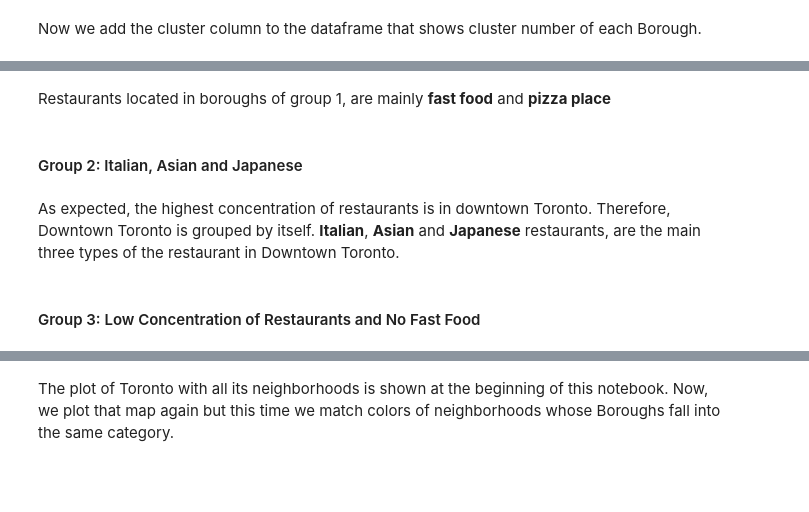
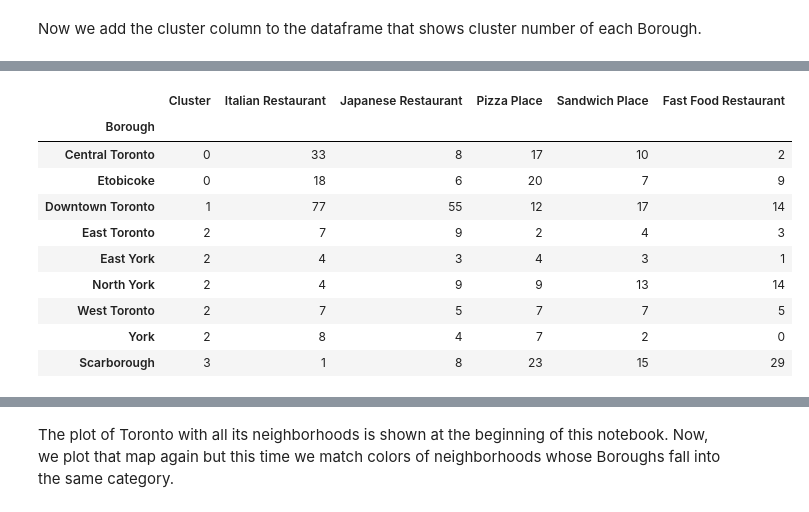
Before and after one commit to 1Mahraz/Coursera_Capstone, a Jupyter notebook: Exploring Toronto Neighborhood.ipynb, the cells around one changed output, grey strips where cells are left out. Cells and saved outputs as stored; diff of their text form; code cells hidden in the pictures; blank space fills up the shorter version.

```diff
--- a/Exploring Toronto Neighborhood.ipynb
+++ b/Exploring Toronto Neighborhood.ipynb
@@ -615,6 +790,14 @@ df_5food_bor
 # %%
-df_5food_bor[df_5food_bor["Cluster"] == 0]
+df_5food_bor.sort_values(['Cluster'])
+# %% [output]
+|  | Cluster | Italian Restaurant | Japanese Restaurant | Pizza Place | Sandwich Place | Fast Food Restaurant |
+| Borough |  |  |  |  |  |  |
+| Central Toronto | 0 | 33 | 8 | 17 | 10 | 2 |
+| Etobicoke | 0 | 18 | 6 | 20 | 7 | 9 |
+| Downtown Toronto | 1 | 77 | 55 | 12 | 17 | 14 |
+| East Toronto | 2 | 7 | 9 | 2 | 4 | 3 |
+| East York | 2 | 4 | 3 | 4 | 3 | 1 |
+| North York | 2 | 4 | 9 | 9 | 13 | 14 |
+| West Toronto | 2 | 7 | 5 | 7 | 7 | 5 |
+| York | 2 | 8 | 4 | 7 | 2 | 0 |
+| Scarborough | 3 | 1 | 8 | 23 | 15 | 29 |
-# %% [markdown]
-Restaurants located in boroughs of group 1, are mainly **fast food** and **pizza place**
-# %% [markdown]
-#### Group 2: Italian, Asian and Japanese
@@ -623,4 +803,0 @@ df_5food_bor[df_5food_bor["Cluster"] == 1]
-# %% [markdown]
-As expected, the highest concentration of restaurants is in downtown Toronto. Therefore, Downtown Toronto is grouped by itself. **Italian**, **Asian** and **Japanese** restaurants, are the main three types of the restaurant in Downtown Toronto.
-# %% [markdown]
-#### Group 3: Low Concentration of Restaurants and No Fast Food
```
Also changed, not shown: parts of 68 cells of this notebook.
